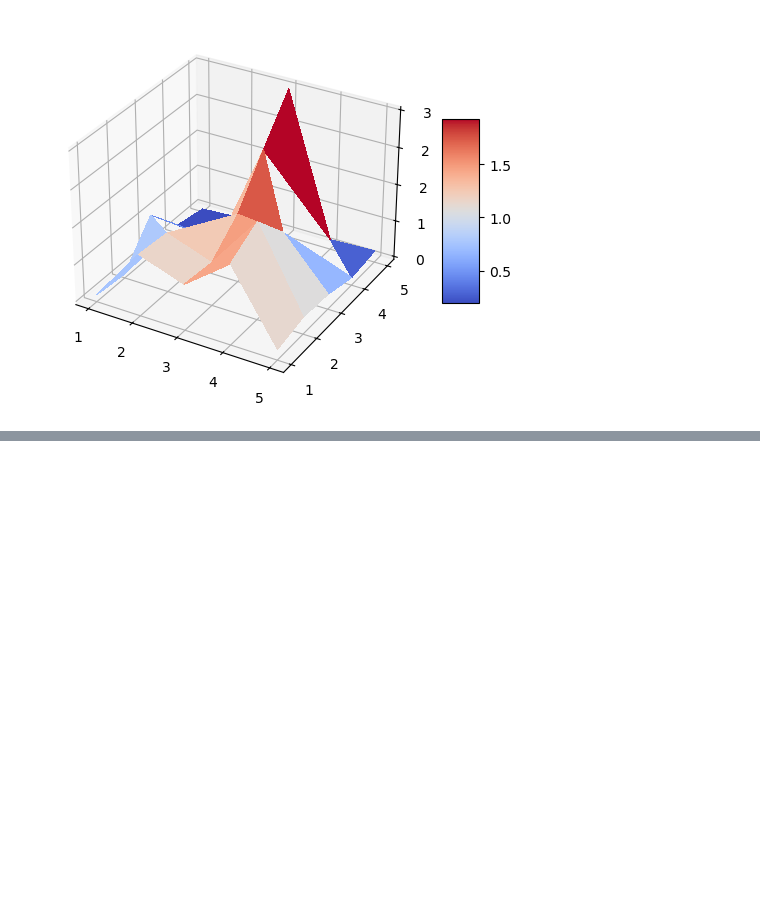
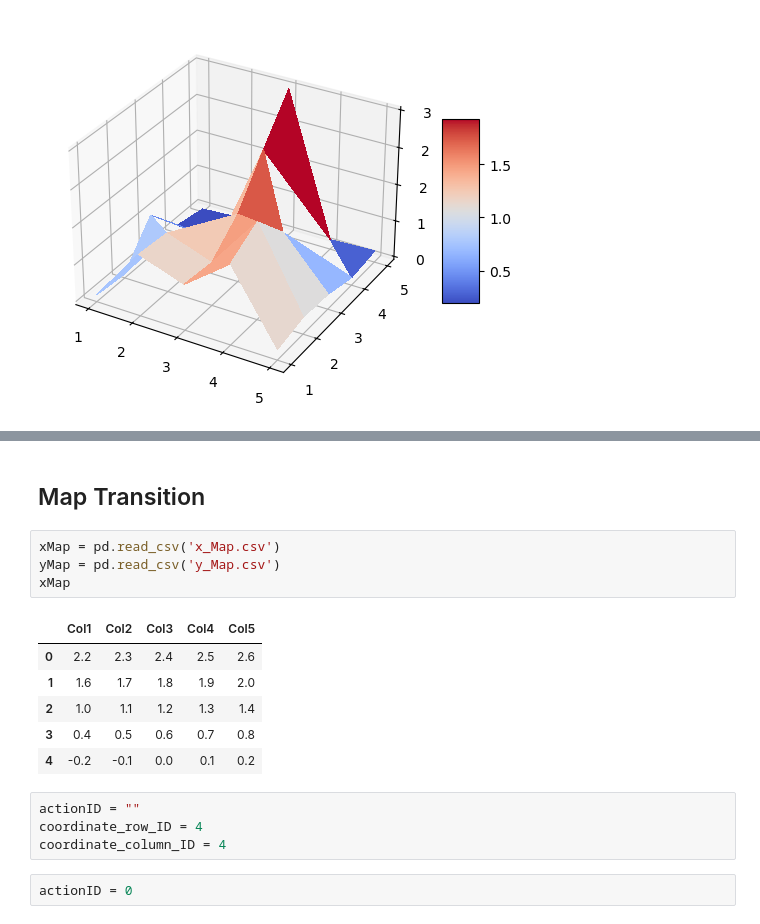
Before and after one commit to SunzidHassan/Research, a Jupyter notebook: 23-24_Automatic-Control-Lab/LLMSim/LLMSim.ipynb, the cells around one changed output, grey strips where cells are left out. Cells and saved outputs as stored; diff of their text form; blank space fills up the shorter version.

```diff
--- a/23-24_Automatic-Control-Lab/LLMSim/LLMSim.ipynb
+++ b/23-24_Automatic-Control-Lab/LLMSim/LLMSim.ipynb
@@ -221,0 +343,19 @@ plt.show()
+# %% [markdown]
+## Map Transition
+# %%
+xMap = pd.read_csv('x_Map.csv')
+yMap = pd.read_csv('y_Map.csv')
+xMap
+# %% [output]
+|  | Col1 | Col2 | Col3 | Col4 | Col5 |
+| 0 | 2.2 | 2.3 | 2.4 | 2.5 | 2.6 |
+| 1 | 1.6 | 1.7 | 1.8 | 1.9 | 2.0 |
+| 2 | 1.0 | 1.1 | 1.2 | 1.3 | 1.4 |
+| 3 | 0.4 | 0.5 | 0.6 | 0.7 | 0.8 |
+| 4 | -0.2 | -0.1 | 0.0 | 0.1 | 0.2 |
+# %%
+actionID = ""
+coordinate_row_ID = 4
+coordinate_column_ID = 4
+# %%
+actionID = 0
```
Also changed, not shown: parts of 36 cells of this notebook.
